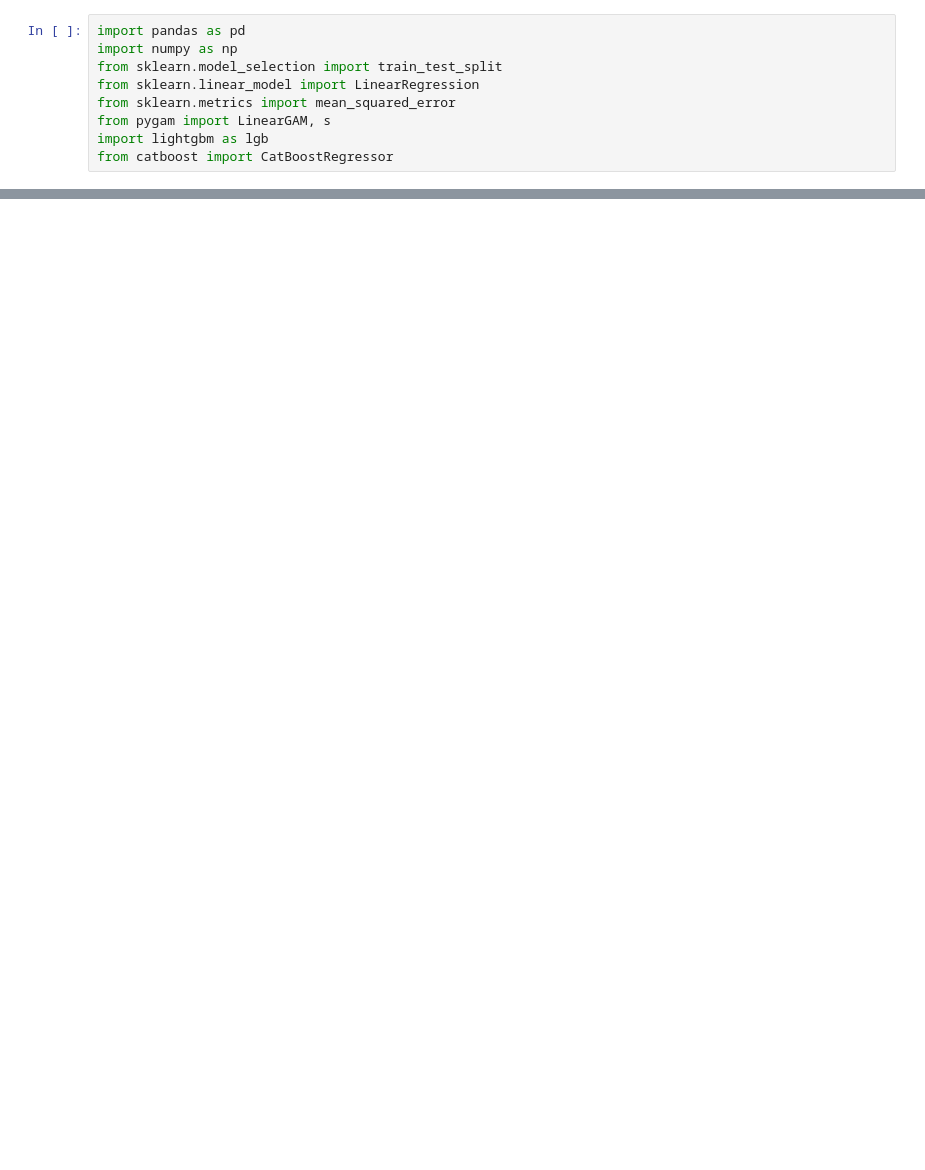
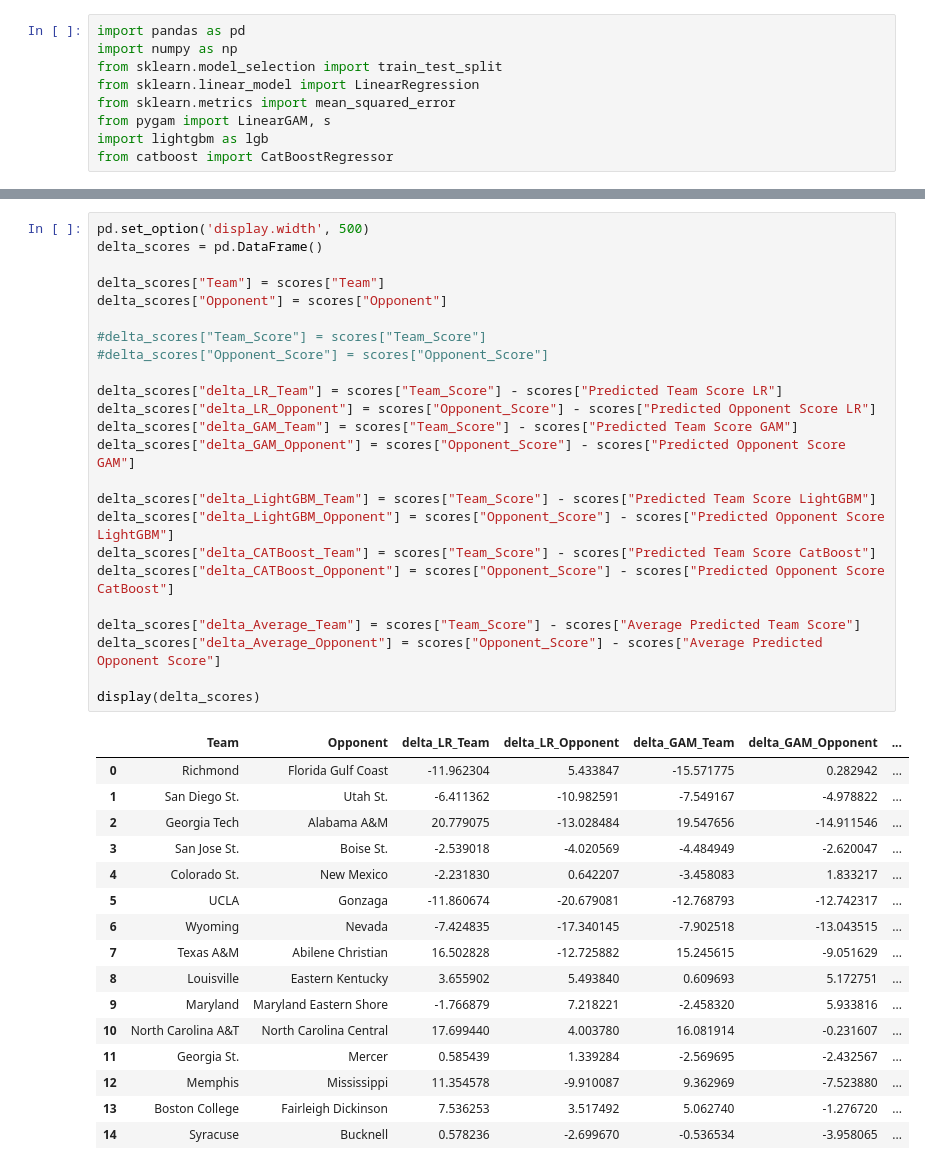
Before and after one commit to visheshgupta19/Stats_competition-, a Jupyter notebook: catBoost.ipynb, the cells around one changed output, grey strips where cells are left out. Cells and saved outputs as stored; diff of their text form; blank space fills up the shorter version.

```diff
--- a/catBoost.ipynb
+++ b/catBoost.ipynb
@@ -306,0 +308,41 @@ display(scores)
+# %%
+pd.set_option('display.width', 500)
+delta_scores = pd.DataFrame()
+
+delta_scores["Team"] = scores["Team"]
+delta_scores["Opponent"] = scores["Opponent"]
+
+#delta_scores["Team_Score"] = scores["Team_Score"]
+#delta_scores["Opponent_Score"] = scores["Opponent_Score"]
+
+delta_scores["delta_LR_Team"] = scores["Team_Score"] - scores["Predicted Team Score LR"]
+delta_scores["delta_LR_Opponent"] = scores["Opponent_Score"] - scores["Predicted Opponent Score LR"]
+delta_scores["delta_GAM_Team"] = scores["Team_Score"] - scores["Predicted Team Score GAM"]
+delta_scores["delta_GAM_Opponent"] = scores["Opponent_Score"] - scores["Predicted Opponent Score GAM"]
+
+delta_scores["delta_LightGBM_Team"] = scores["Team_Score"] - scores["Predicted Team Score LightGBM"]
+delta_scores["delta_LightGBM_Opponent"] = scores["Opponent_Score"] - scores["Predicted Opponent Score LightGBM"]
+delta_scores["delta_CATBoost_Team"] = scores["Team_Score"] - scores["Predicted Team Score CatBoost"]
+delta_scores["delta_CATBoost_Opponent"] = scores["Opponent_Score"] - scores["Predicted Opponent Score CatBoost"]
+
+delta_scores["delta_Average_Team"] = scores["Team_Score"] - scores["Average Predicted Team Score"]
+delta_scores["delta_Average_Opponent"] = scores["Opponent_Score"] - scores["Average Predicted Opponent Score"]
+
+display(delta_scores)
+# %% [output]
+|  | Team | Opponent | delta_LR_Team | delta_LR_Opponent | delta_GAM_Team | delta_GAM_Opponent | ... |
+| 0 | Richmond | Florida Gulf Coast | -11.962304 | 5.433847 | -15.571775 | 0.282942 | ... |
+| 1 | San Diego St. | Utah St. | -6.411362 | -10.982591 | -7.549167 | -4.978822 | ... |
+| 2 | Georgia Tech | Alabama A&M | 20.779075 | -13.028484 | 19.547656 | -14.911546 | ... |
+| 3 | San Jose St. | Boise St. | -2.539018 | -4.020569 | -4.484949 | -2.620047 | ... |
+| 4 | Colorado St. | New Mexico | -2.231830 | 0.642207 | -3.458083 | 1.833217 | ... |
+| 5 | UCLA | Gonzaga | -11.860674 | -20.679081 | -12.768793 | -12.742317 | ... |
+| 6 | Wyoming | Nevada | -7.424835 | -17.340145 | -7.902518 | -13.043515 | ... |
+| 7 | Texas A&M | Abilene Christian | 16.502828 | -12.725882 | 15.245615 | -9.051629 | ... |
+| 8 | Louisville | Eastern Kentucky | 3.655902 | 5.493840 | 0.609693 | 5.172751 | ... |
+| 9 | Maryland | Maryland Eastern Shore | -1.766879 | 7.218221 | -2.458320 | 5.933816 | ... |
+| 10 | North Carolina A&T | North Carolina Central | 17.699440 | 4.003780 | 16.081914 | -0.231607 | ... |
+| 11 | Georgia St. | Mercer | 0.585439 | 1.339284 | -2.569695 | -2.432567 | ... |
+| 12 | Memphis | Mississippi | 11.354578 | -9.910087 | 9.362969 | -7.523880 | ... |
+| 13 | Boston College | Fairleigh Dickinson | 7.536253 | 3.517492 | 5.062740 | -1.276720 | ... |
+| 14 | Syracuse | Bucknell | 0.578236 | -2.699670 | -0.536534 | -3.958065 | ... |
```
Also changed, not shown: parts of 4 cells of this notebook, 8 other files.
